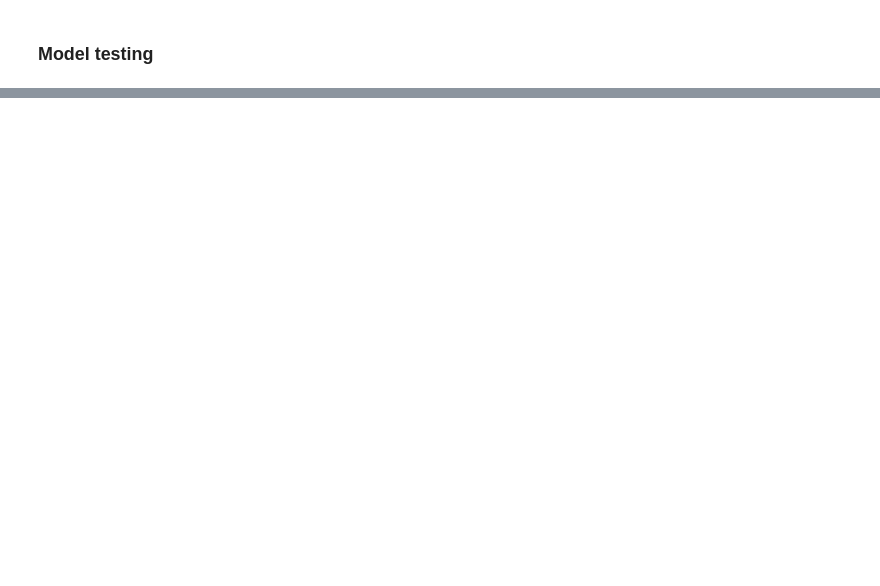
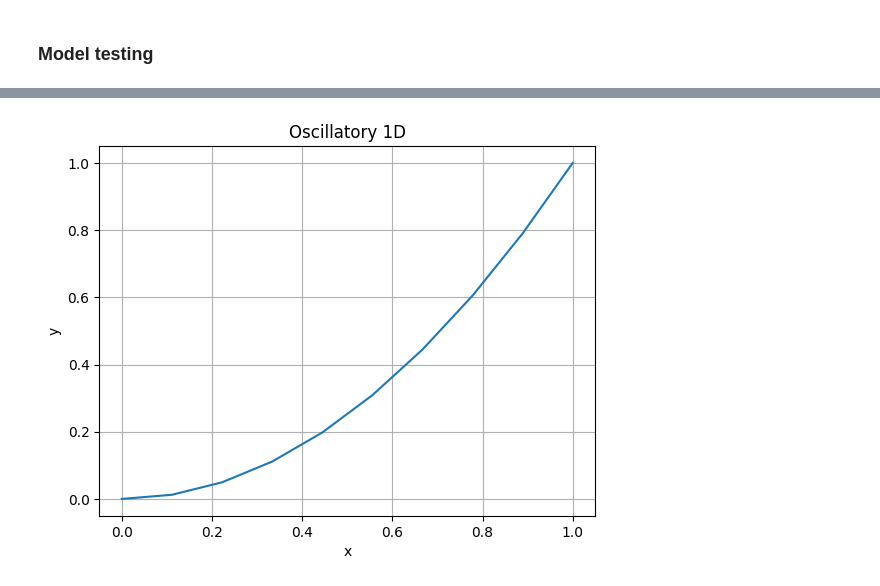
Before and after one commit to GrindelfP/project-skuld, a Jupyter notebook: cat/nn-python/playground/lib-test.ipynb, the cells around one changed output, grey strips where cells are left out. Saved outputs shown, nothing was run; the diff lists cells and outputs as text; code cells hidden in the pictures; blank space fills up the shorter version.

```diff
--- a/cat/nn-python/playground/lib-test.ipynb
+++ b/cat/nn-python/playground/lib-test.ipynb
@@ -350,0 +367,15 @@ abs(nni - result)
+# %%
+def scale_data(X_init, y_init, frange=(0, 1), n_dim=2):
+    X, y = [], []
+    for i in range(n_dim):
+        xi_list = []
+        for j in range(len(X_init[i])):
+            xi = (frange[1] - frange[0]) / (max(X_init[i]) - min(X_init[i])) * (X_init[i][j] - min(X_init[i])) + frange[0]
+            xi_list.append(xi)
+        X.append(xi_list)
+
+    for i in range(len(y_init)):
+        y_i = (frange[1] - frange[0]) / (max(y_init) - min(y_init)) * (y_init[i] - min(y_init)) + frange[0]
+        y.append(y_i)
+
+    return torch.tensor(X), torch.tensor(y)
@@ -350,0 +418,11 @@ abs(nni - result)
+# %%
+x_np = X[1].numpy()
+y_np = y.numpy()
+plt.plot(x_np, y_np)
+plt.xlabel('x')
+plt.ylabel('y')
+plt.title("Oscillatory 1D")
+plt.grid(True)
+plt.show()
+# %% [output]
+[figure, added]
```
Also changed, not shown: parts of 18 cells of this notebook.
